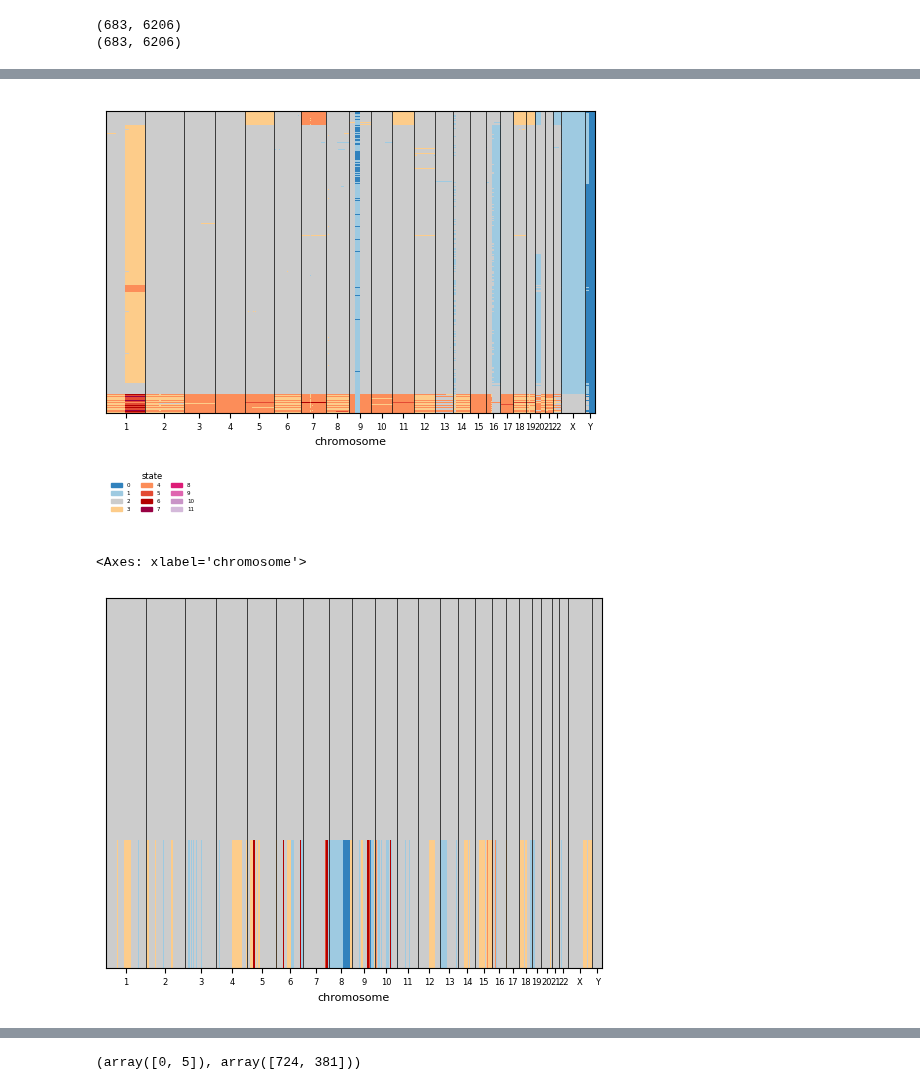
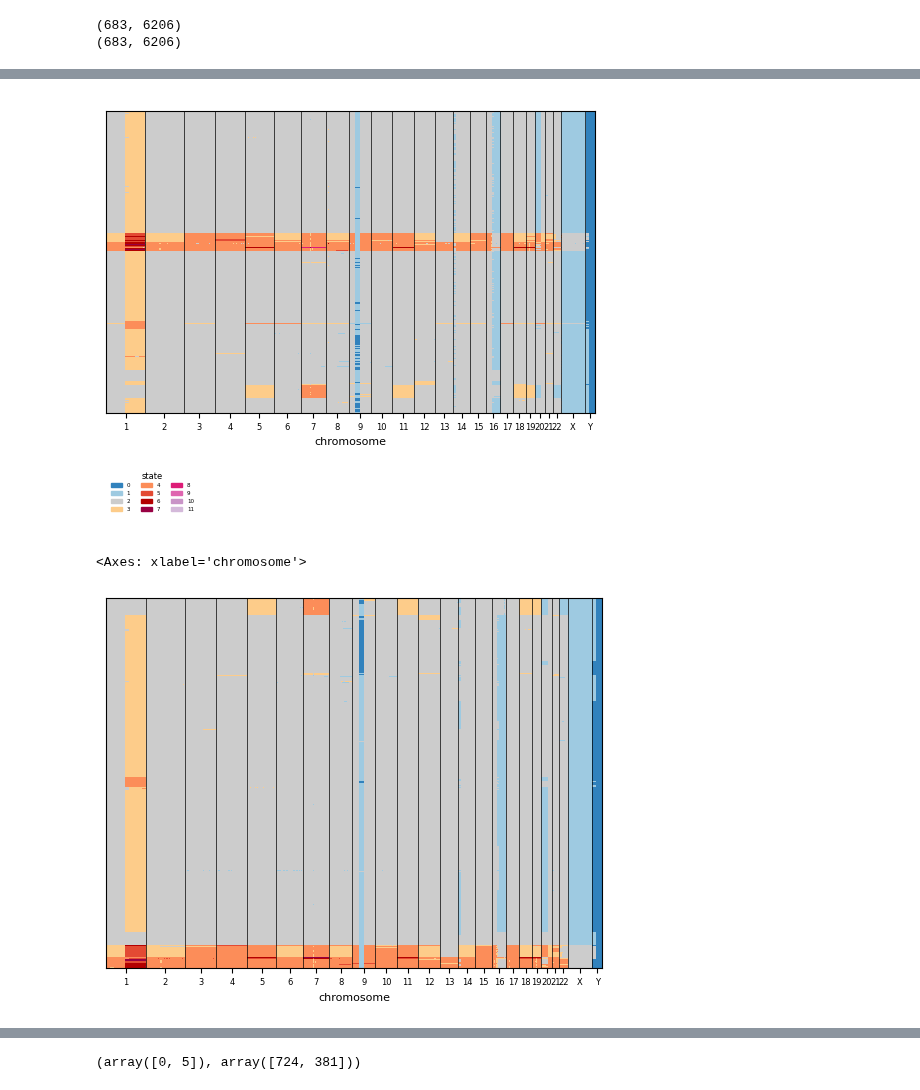
Before and after one commit to Lagergren-Lab/victree, a Jupyter notebook: src/experiments/cnplot_scgenome_new_output_format.ipynb, the cells around one changed output, grey strips where cells are left out. Saved outputs shown, nothing was run; the diff lists cells and outputs as text; code cells hidden in the pictures.

Commit message:
structure of mixed split changed

```diff
--- a/src/experiments/cnplot_scgenome_new_output_format.ipynb
+++ b/src/experiments/cnplot_scgenome_new_output_format.ipynb
@@ -16,7 +16,7 @@ print(os.getcwd())
 # %%
 import json
 base_path = "../../output/P01-066"
-data_set = "K10L5i200step0p1splitELBO"
+data_set = "K12L5i200step0p1splitMixed2"
 experiment_seed = ""
 path = os.path.join(base_path, data_set)
 path = os.path.join(path, experiment_seed)
@@ -105,9 +105,9 @@ g = pl.plot_cell_cn_matrix_fig(out_file, 'victree-cn-viterbi', cell_order_fields
 adata.obs['victree-clone'] = out_file.obs['victree-clone']
 g = pl.plot_cell_cn_matrix_fig(adata, 'state', cell_order_fields=['clone'])
 # %% [output]
-[figure, old version]
+[figure, new version]
 # %%
-pl.plot_cell_cn_matrix(adata, 'marginal', cell_order_fields=['clone'], max_cn=7)['ax']
+pl.plot_cell_cn_matrix(adata, 'state', cell_order_fields=['clustering_order'], max_cn=7)['ax']
 # %% [output]
 <Axes: xlabel='chromosome'>
-[figure, old version]
+[figure, new version]
```
Also changed, not shown: parts of 6 cells of this notebook, 7 other files.
